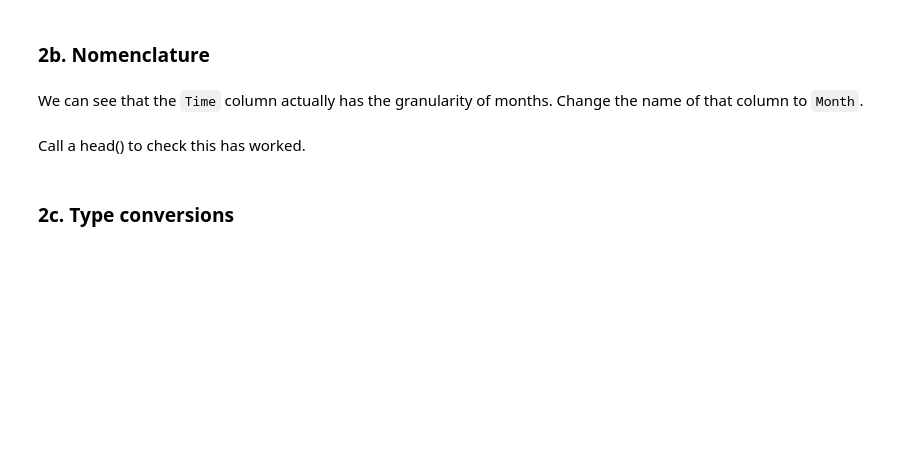
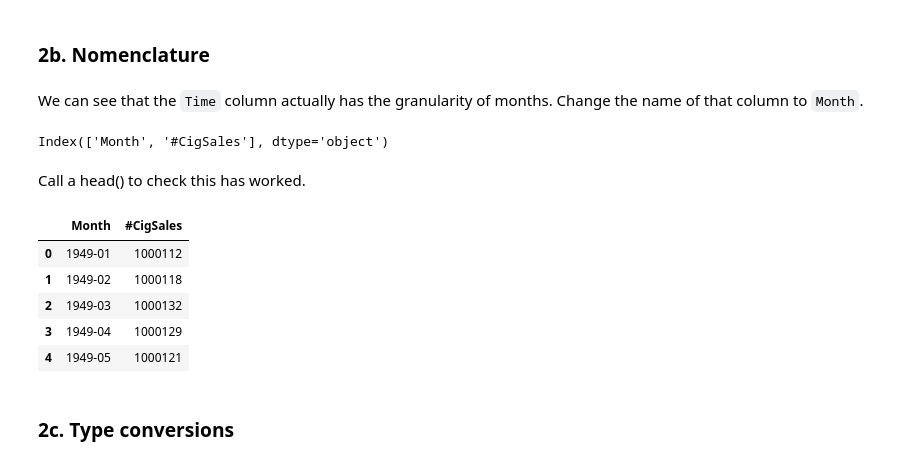
Before and after one commit to mdgarber/CowboyCig_CaseStudy, a Jupyter notebook: 1585014009_Cowboys_CigrettesCaseStudy/Cowboys&CigrettesCaseStudy/Cowboy Cigarettes Case Study - Tier 3.ipynb, the cells around one changed output. Drawn from its saved outputs; the diff is of its cells as text; code cells hidden in the pictures; blank space fills up the shorter version.

```diff
--- a/1585014009_Cowboys_CigrettesCaseStudy/Cowboys&CigrettesCaseStudy/Cowboy Cigarettes Case Study - Tier 3.ipynb
+++ b/1585014009_Cowboys_CigrettesCaseStudy/Cowboys&CigrettesCaseStudy/Cowboy Cigarettes Case Study - Tier 3.ipynb
@@ -101,2 +132,7 @@ _ _ _
+# %%
+# check col names
+cigData.columns
+# %% [output]
+Index(['Month', '#CigSales'], dtype='object')
 # %% [markdown]
 Call a head() to check this has worked.
@@ -107,3 +139,13 @@ _ _ _
+# %%
+# cigData head
+cigData.head()
+# %% [output]
+|  | Month | #CigSales |
+| 0 | 1949-01 | 1000112 |
+| 1 | 1949-02 | 1000118 |
+| 2 | 1949-03 | 1000132 |
+| 3 | 1949-04 | 1000129 |
+| 4 | 1949-05 | 1000121 |
 # %% [markdown]
 ### 2c. Type conversions
 # %% [markdown]
```
Also changed, not shown: parts of 26 cells of this notebook.
